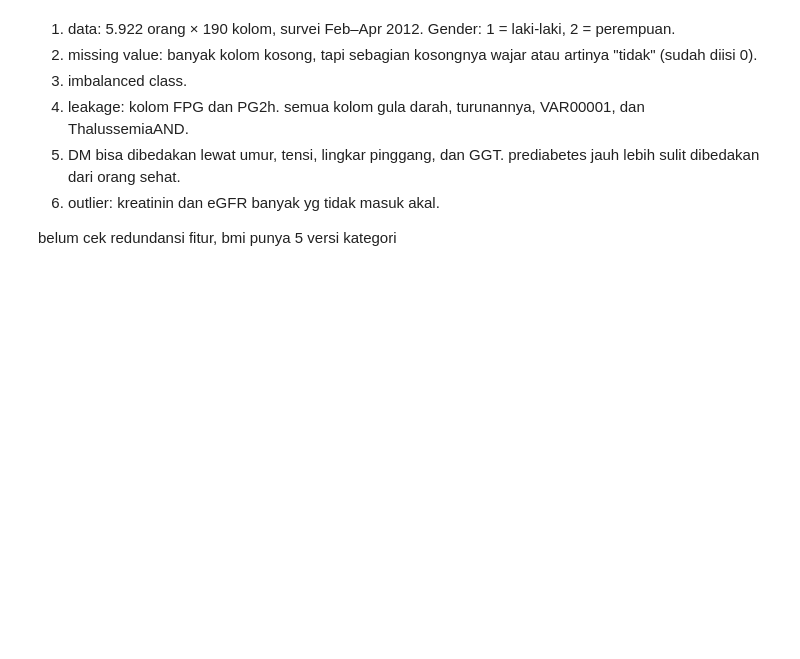
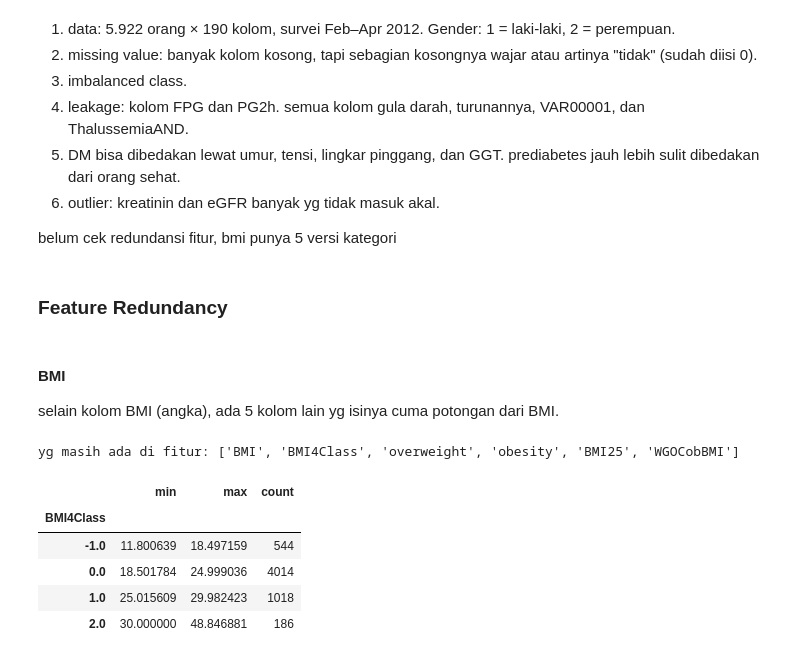
Before and after one commit to nabhylanr/diabetes-classification, a Jupyter notebook: eda-diabetes.ipynb, the cells around one changed output. Saved outputs shown, nothing was run; the diff lists cells and outputs as text; code cells hidden in the pictures; blank space fills up the shorter version.

Commit message:
feat: add feature redundancy analysis for BMI and correlated features

```diff
--- a/eda-diabetes.ipynb
+++ b/eda-diabetes.ipynb
@@ -331,3 +331,22 @@ kreatinin (SCRE): terlalu banyak yang nilainya terlalu rendah untuk orang dewasa
 7. outlier: kreatinin dan eGFR banyak yg tidak masuk akal.
 
 belum cek redundansi fitur, bmi punya 5 versi kategori
+# %% [markdown]
+### Feature Redundancy
+# %% [markdown]
+#### BMI
+
+selain kolom BMI (angka), ada 5 kolom lain yg isinya cuma potongan dari BMI.
+# %%
+versi_bmi = ["BMI", "BMI4Class", "overweight", "obesity", "BMI25", "WGOCobBMI"]
+print("yg masih ada di fitur:", [c for c in versi_bmi if c in fitur])
+
+df_scr.groupby("BMI4Class")["BMI"].agg(["min", "max", "count"])
+# %% [output]
+yg masih ada di fitur: ['BMI', 'BMI4Class', 'overweight', 'obesity', 'BMI25', 'WGOCobBMI']
+|  | min | max | count |
+| BMI4Class |  |  |  |
+| -1.0 | 11.800639 | 18.497159 | 544 |
+| 0.0 | 18.501784 | 24.999036 | 4014 |
+| 1.0 | 25.015609 | 29.982423 | 1018 |
+| 2.0 | 30.000000 | 48.846881 | 186 |
```
Also changed, not shown: parts of 12 cells of this notebook.
